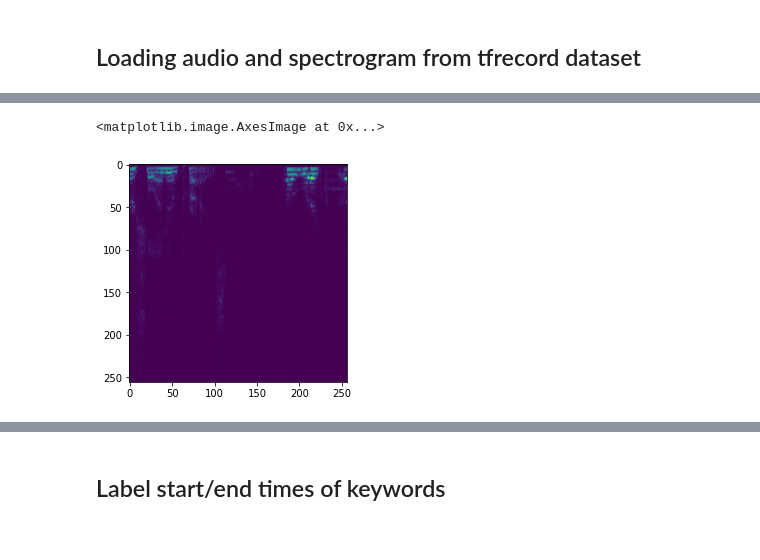
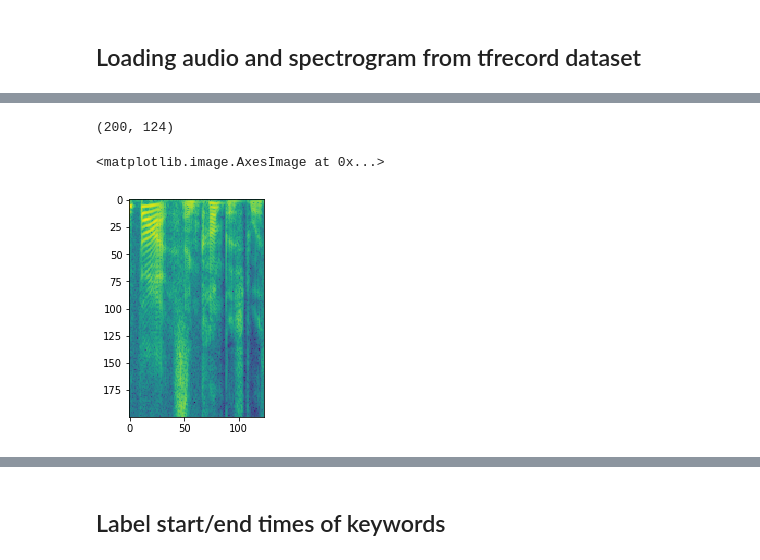
Before and after one commit to ilyakava/py3fst, a Jupyter notebook: data_augment.ipynb, the cells around one changed output, grey strips where cells are left out. Cells and saved outputs as stored; diff of their text form; code cells hidden in the pictures.

```diff
--- a/data_augment.ipynb
+++ b/data_augment.ipynb
@@ -271,0 +373,10 @@ ipd.Audio(mixed, rate=sr)
+# %%
+# mux it
+output, labs = augment_audio(source_files[pi], positive_metadata[source_files_[pi]], n_files[ni], rand_p_duration, *args)
+# %%
+# extract it, with some center jitter
+mix = output.mean(axis=1)
+jitter = np.random.choice((np.arange(0,0.45,0.05) * sr).astype(int))
+print(jitter/sr)
+eg_1 = extract_example(mix, labs[1,1]-jitter)
+ipd.Audio(eg_1, rate=sr)
@@ -271,0 +386,10 @@ ipd.Audio(mixed, rate=sr)
+# %%
+# write to wav
+eg_as_ints = (eg_1 * 2**15).astype(np.int16)
+audio_segment = pydub.AudioSegment(
+    eg_as_ints.tobytes(),
+    frame_rate=sr,
+    sample_width=eg_as_ints.dtype.itemsize,
+    channels=1
+)
+audio_segment.export('/scratch0/ilya/locDownloads/eg.wav', format='wav')
@@ -272,8 +474,8 @@ ipd.Audio(mixed, rate=sr)
 # %% [markdown]
 ## Loading audio and spectrogram from tfrecord dataset
 # %%
-tfrecord_file = '/scratch0/ilya/locDoc/data/alexa/v2/train/_positive_00_0000.tfrecord'
-# tfrecord_file = '/scratch0/ilya/locDoc/data/alexa/v2/train/_negative_00_0000.tfrecord'
+tfrecord_file = '/scratch0/ilya/locDoc/data/alexa/v3/train/_positive_00_0000.tfrecord'
+#tfrecord_file = '/scratch0/ilya/locDoc/data/alexa/v3/train/_negative_00_0000.tfrecord'
 # %%
 examples = []
 specs = []
@@ -304,11 +506,12 @@ ipd.Audio(examples[i], rate=16000)
 # %%
 plt.figure()
 
 # y = np.array(examples[26]).astype(float) / 2**15
 # spec = np.abs(librosa.core.stft(y, win_length=closest_power_of_2(sr // 50), hop_length=closest_power_of_2(sr // 100), n_fft=2*closest_power_of_2(sr // 50)))
 # plt.imshow(spec)
-
-plt.imshow(specs[i])
+print(specs[i].shape)
+plt.imshow(np.log(specs[i]))
 # %% [output]
-<matplotlib.image.AxesImage at 0x...>
+(200, 124)
+<matplotlib.image.AxesImage at 0x...>
-[figure, old version]
+[figure, new version]
```
Also changed, not shown: parts of 77 cells of this notebook, 3 other files.
